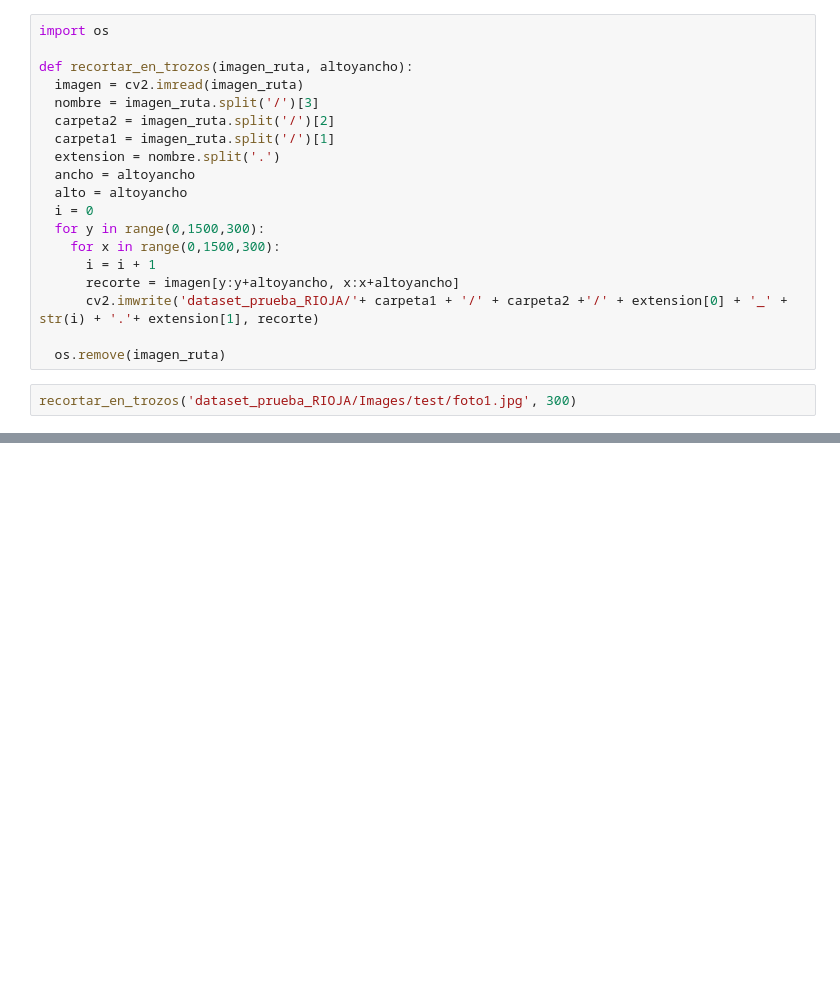
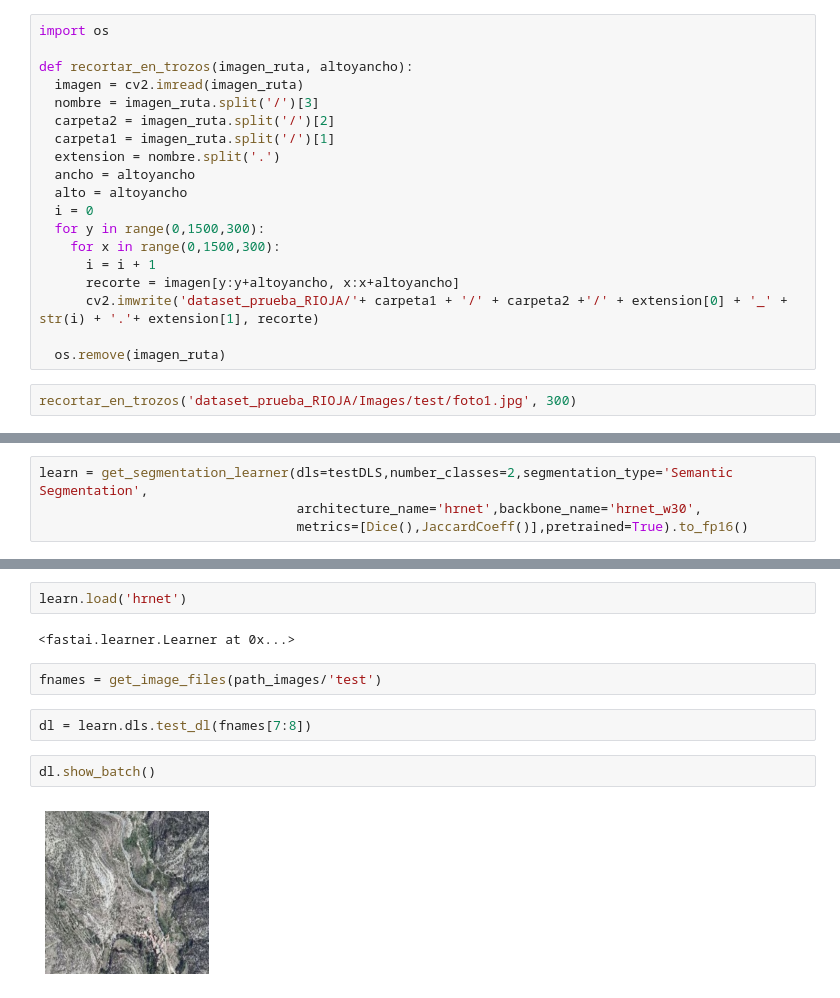
Before and after one commit to IA2021UR/trabajo-ia-en-la-comunidad-de-la-rioja-equipo-6, a Jupyter notebook: PruebaModeloRioja2.ipynb, the cells around one changed output, grey strips where cells are left out. Saved outputs shown, nothing was run; the diff lists cells and outputs as text; blank space fills up the shorter version.

```diff
--- a/PruebaModeloRioja2.ipynb
+++ b/PruebaModeloRioja2.ipynb
@@ -133,0 +176,4 @@ recortar_en_trozos('dataset_prueba_RIOJA/Images/test/foto1.jpg', 300)
+# %%
+learn = get_segmentation_learner(dls=testDLS,number_classes=2,segmentation_type='Semantic Segmentation',
+                                 architecture_name='hrnet',backbone_name='hrnet_w30',
+                                 metrics=[Dice(),JaccardCoeff()],pretrained=True).to_fp16()
@@ -133,0 +182,12 @@ recortar_en_trozos('dataset_prueba_RIOJA/Images/test/foto1.jpg', 300)
+# %%
+learn.load('hrnet')
+# %% [output]
+<fastai.learner.Learner at 0x...>
+# %%
+fnames = get_image_files(path_images/'test')
+# %%
+dl = learn.dls.test_dl(fnames[7:8])
+# %%
+dl.show_batch()
+# %% [output]
+[figure, added]
```
Also changed, not shown: parts of 18 cells of this notebook.
